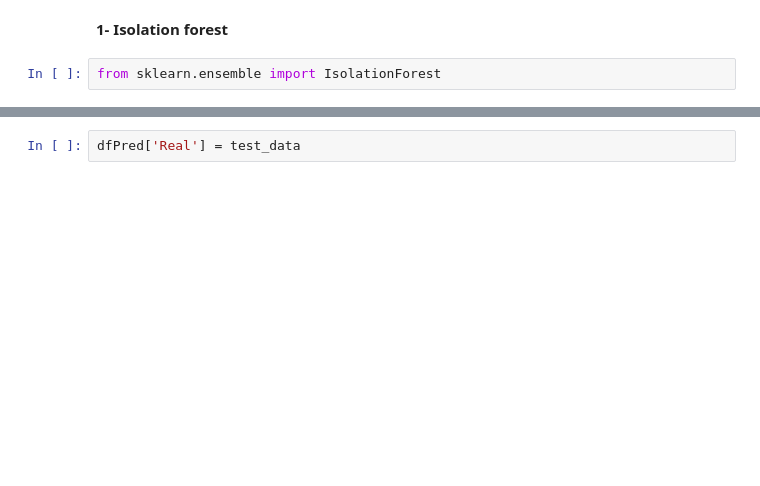
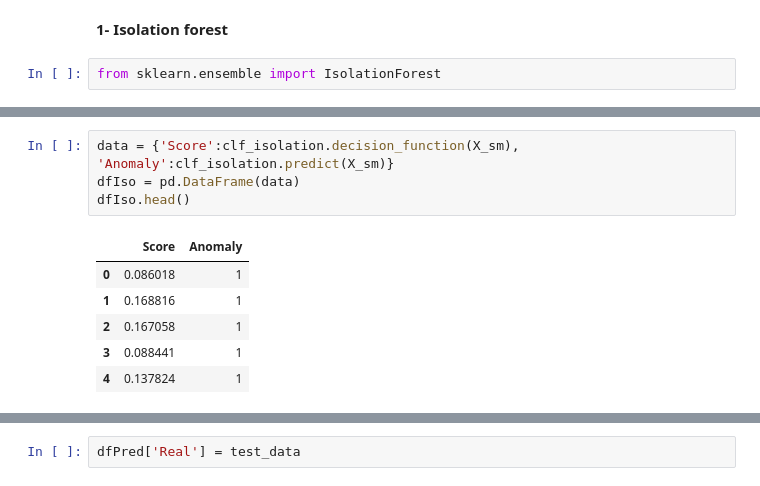
Before and after one commit to abakamousa/fraud_detection, a Jupyter notebook: Fraud_detection.ipynb, the cells around one changed output, grey strips where cells are left out. Saved outputs shown, nothing was run; the diff lists cells and outputs as text; blank space fills up the shorter version.

```diff
--- a/Fraud_detection.ipynb
+++ b/Fraud_detection.ipynb
@@ -634,3 +684,14 @@ dfIso.head(20)
+# %%
+data = {'Score':clf_isolation.decision_function(X_sm), 'Anomaly':clf_isolation.predict(X_sm)}
+dfIso = pd.DataFrame(data)
+dfIso.head()
+# %% [output]
+|  | Score | Anomaly |
+| 0 | 0.086018 | 1 |
+| 1 | 0.168816 | 1 |
+| 2 | 0.167058 | 1 |
+| 3 | 0.088441 | 1 |
+| 4 | 0.137824 | 1 |
 # %%
 test_data =np.array(y_test)
 dfPred = pd.DataFrame({ 'Pred': clf_isolation.predict(X_test)}, columns=['Pred'])
```
Also changed, not shown: parts of 94 cells of this notebook, 1 other file.
